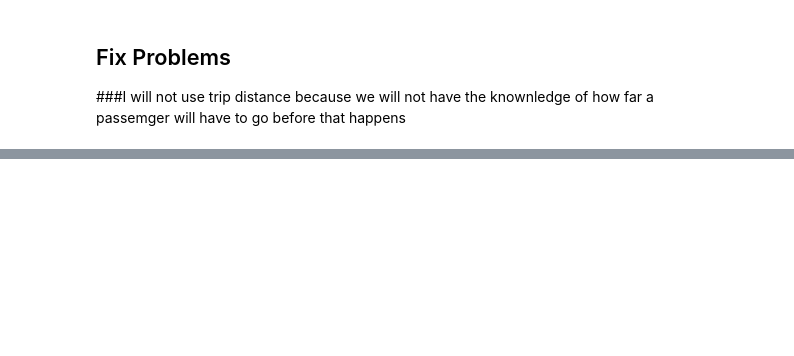
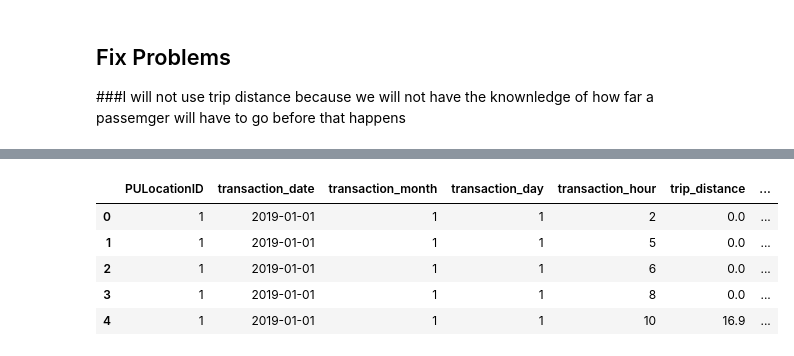
Before and after one commit to AngelicaBerdini/New-York-Taxi-Analysis, a Jupyter notebook: New_York_Taxi_Analysis.ipynb, the cells around one changed output, grey strips where cells are left out. Saved outputs shown, nothing was run; the diff lists cells and outputs as text; code cells hidden in the pictures; blank space fills up the shorter version.

```diff
--- a/New_York_Taxi_Analysis.ipynb
+++ b/New_York_Taxi_Analysis.ipynb
@@ -461,0 +508,5 @@ R2:  0.1853190324381967
+# %%
+# i will include addition information where I downloaded the file before about borough information
+zone_lookup = pd.read_csv('/content/drive/MyDrive/Training/data/taxi_zone_lookup.csv')
+
+zone_lookup.head()
@@ -461,0 +529,5 @@ R2:  0.1853190324381967
+# %%
+zone_lookup['LocationID'] = zone_lookup['LocationID'].astype(str)
+# %%
+zone_lookup = zone_lookup[['LocationID', 'Borough']]
+zone_lookup.head()
@@ -461,0 +541,11 @@ R2:  0.1853190324381967
+# %%
+data_new_features = data_new_features.merge(zone_lookup, left_on='PULocationID', right_on='LocationID', how='left')
+# %%
+data_new_features.head()
+# %% [output]
+|  | PULocationID | transaction_date | transaction_month | transaction_day | transaction_hour | trip_distance | ... |
+| 0 | 1 | 2019-01-01 | 1 | 1 | 2 | 0.0 | ... |
+| 1 | 1 | 2019-01-01 | 1 | 1 | 5 | 0.0 | ... |
+| 2 | 1 | 2019-01-01 | 1 | 1 | 6 | 0.0 | ... |
+| 3 | 1 | 2019-01-01 | 1 | 1 | 8 | 0.0 | ... |
+| 4 | 1 | 2019-01-01 | 1 | 1 | 10 | 16.9 | ... |
```
Also changed, not shown: parts of 33 cells of this notebook.
